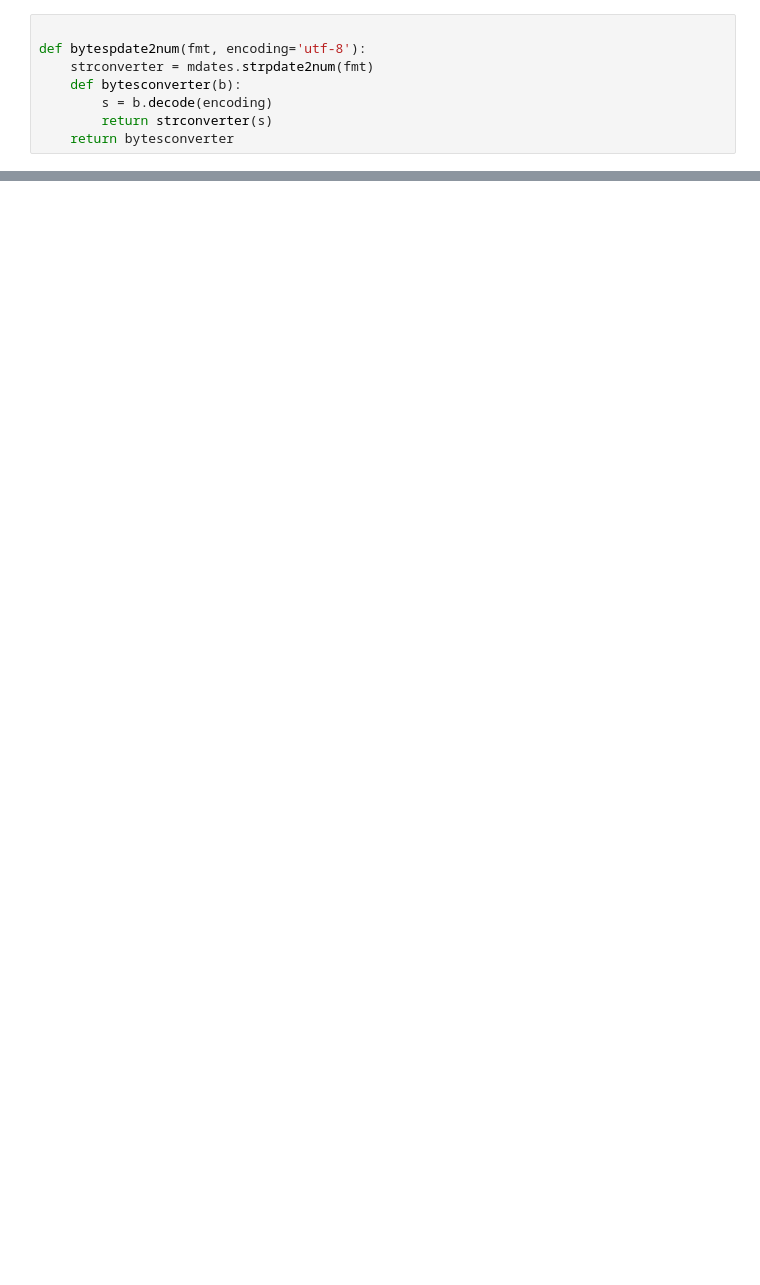
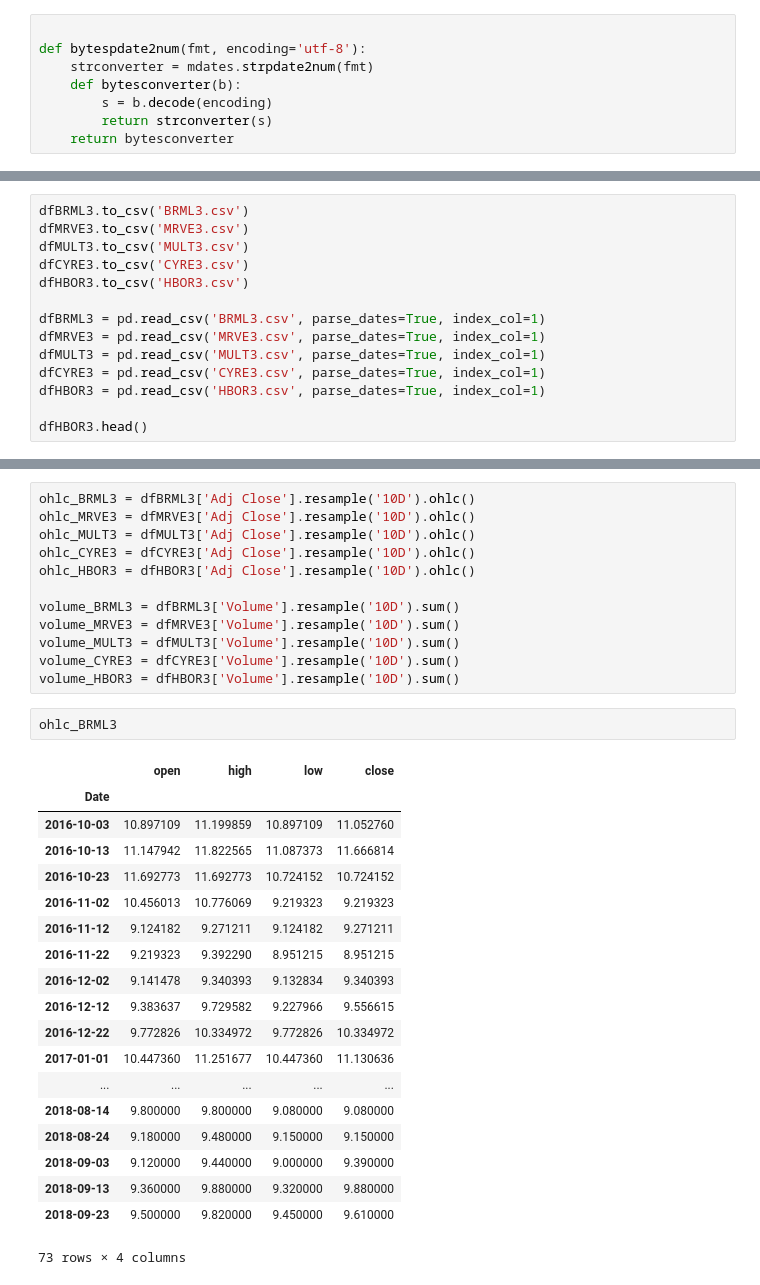
Before and after one commit to EduardoSSR/Financial-Engineering, a Jupyter notebook: Trabalhos/Testes.ipynb, the cells around one changed output, grey strips where cells are left out. Cells and saved outputs as stored; diff of their text form; blank space fills up the shorter version.

```diff
--- a/Trabalhos/Testes.ipynb
+++ b/Trabalhos/Testes.ipynb
@@ -126,0 +135,14 @@ stocks_all.head()
+# %%
+dfBRML3.to_csv('BRML3.csv')
+dfMRVE3.to_csv('MRVE3.csv')
+dfMULT3.to_csv('MULT3.csv')
+dfCYRE3.to_csv('CYRE3.csv')
+dfHBOR3.to_csv('HBOR3.csv')
+
+dfBRML3 = pd.read_csv('BRML3.csv', parse_dates=True, index_col=1)
+dfMRVE3 = pd.read_csv('MRVE3.csv', parse_dates=True, index_col=1)
+dfMULT3 = pd.read_csv('MULT3.csv', parse_dates=True, index_col=1)
+dfCYRE3 = pd.read_csv('CYRE3.csv', parse_dates=True, index_col=1)
+dfHBOR3 = pd.read_csv('HBOR3.csv', parse_dates=True, index_col=1)
+
+dfHBOR3.head()
@@ -126,0 +180,34 @@ stocks_all.head()
+# %%
+ohlc_BRML3 = dfBRML3['Adj Close'].resample('10D').ohlc()
+ohlc_MRVE3 = dfMRVE3['Adj Close'].resample('10D').ohlc()
+ohlc_MULT3 = dfMULT3['Adj Close'].resample('10D').ohlc()
+ohlc_CYRE3 = dfCYRE3['Adj Close'].resample('10D').ohlc()
+ohlc_HBOR3 = dfHBOR3['Adj Close'].resample('10D').ohlc()
+
+volume_BRML3 = dfBRML3['Volume'].resample('10D').sum()
+volume_MRVE3 = dfMRVE3['Volume'].resample('10D').sum()
+volume_MULT3 = dfMULT3['Volume'].resample('10D').sum()
+volume_CYRE3 = dfCYRE3['Volume'].resample('10D').sum()
+volume_HBOR3 = dfHBOR3['Volume'].resample('10D').sum()
+# %%
+ohlc_BRML3
+# %% [output]
+|  | open | high | low | close |
+| Date |  |  |  |  |
+| 2016-10-03 | 10.897109 | 11.199859 | 10.897109 | 11.052760 |
+| 2016-10-13 | 11.147942 | 11.822565 | 11.087373 | 11.666814 |
+| 2016-10-23 | 11.692773 | 11.692773 | 10.724152 | 10.724152 |
+| 2016-11-02 | 10.456013 | 10.776069 | 9.219323 | 9.219323 |
+| 2016-11-12 | 9.124182 | 9.271211 | 9.124182 | 9.271211 |
+| 2016-11-22 | 9.219323 | 9.392290 | 8.951215 | 8.951215 |
+| 2016-12-02 | 9.141478 | 9.340393 | 9.132834 | 9.340393 |
+| 2016-12-12 | 9.383637 | 9.729582 | 9.227966 | 9.556615 |
+| 2016-12-22 | 9.772826 | 10.334972 | 9.772826 | 10.334972 |
+| 2017-01-01 | 10.447360 | 11.251677 | 10.447360 | 11.130636 |
+| ... | ... | ... | ... | ... |
+| 2018-08-14 | 9.800000 | 9.800000 | 9.080000 | 9.080000 |
+| 2018-08-24 | 9.180000 | 9.480000 | 9.150000 | 9.150000 |
+| 2018-09-03 | 9.120000 | 9.440000 | 9.000000 | 9.390000 |
+| 2018-09-13 | 9.360000 | 9.880000 | 9.320000 | 9.880000 |
+| 2018-09-23 | 9.500000 | 9.820000 | 9.450000 | 9.610000 |
+73 rows × 4 columns
```
Also changed, not shown: parts of 16 cells of this notebook, 5 other files.
